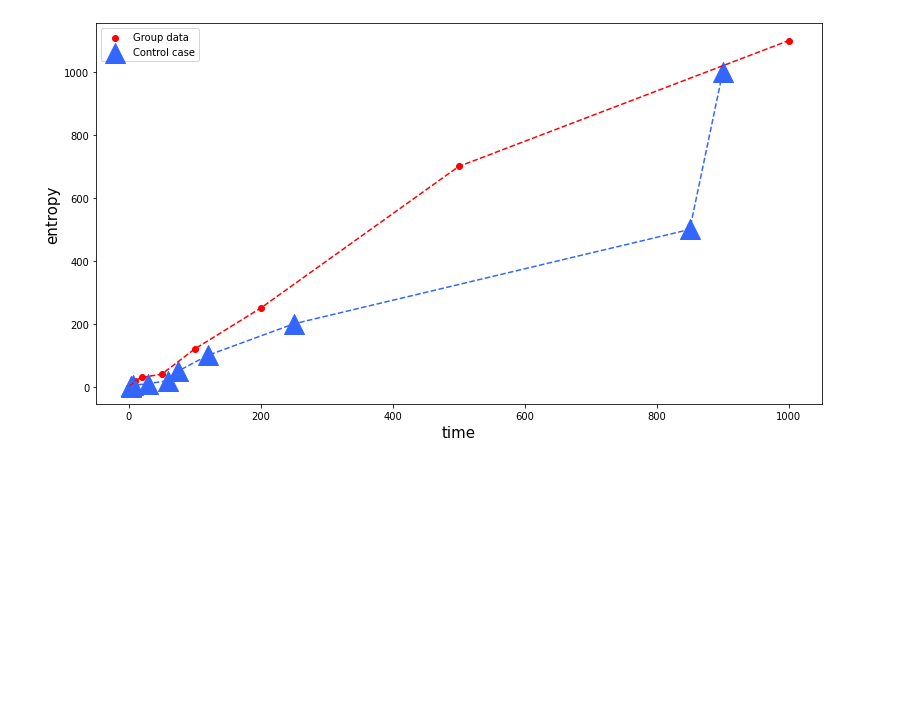
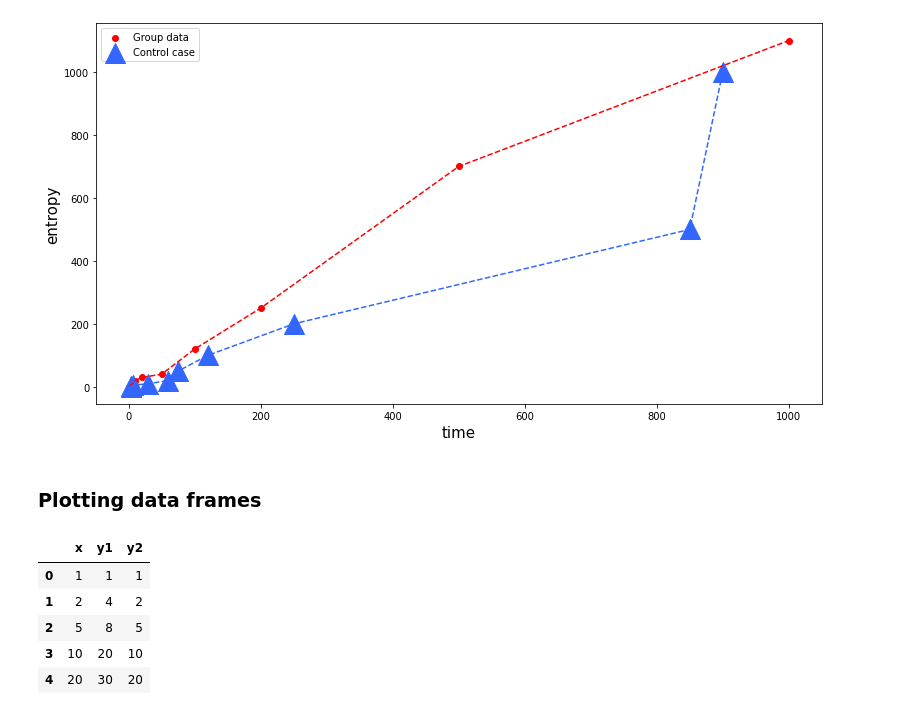
Before and after one commit to Mitchellpkt/python-isthmuslib, a Jupyter notebook: light-demo.ipynb, the cells around one changed output. Saved outputs shown, nothing was run; the diff lists cells and outputs as text; code cells hidden in the pictures; blank space fills up the shorter version.

```diff
--- a/light-demo.ipynb
+++ b/light-demo.ipynb
@@ -54,3 +54,19 @@ dataDict
 isli.scatterDictionary(dataDict, xlabel='time', ylabel='entropy', legend=True, lines=True, linestyle='--');
 # %% [output]
 [figure]
+# %% [markdown]
+### Plotting data frames
+# %%
+import pandas as pd
+df = pd.DataFrame()
+df['x'] = dataDict[0]['x']
+df['y1'] = dataDict[0]['y']
+df['y2'] = dataDict[1]['y']
+df.head()
+# %% [output]
+|  | x | y1 | y2 |
+| 0 | 1 | 1 | 1 |
+| 1 | 2 | 4 | 2 |
+| 2 | 5 | 8 | 5 |
+| 3 | 10 | 20 | 10 |
+| 4 | 20 | 30 | 20 |
```
Also changed, not shown: parts of 3 cells of this notebook, 6 other files.
